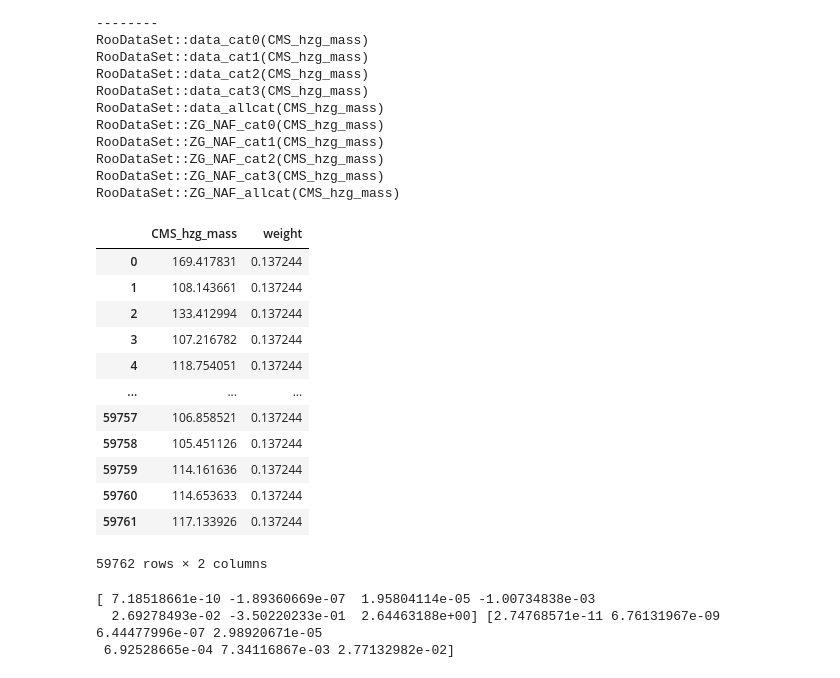
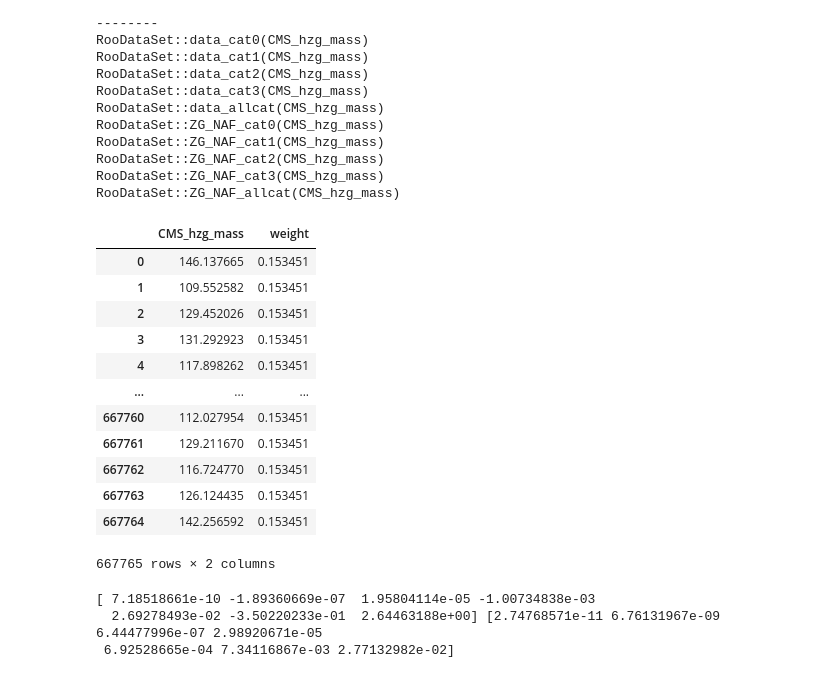
Before and after one commit to zebingwang/flashggFinalFit, a Jupyter notebook: ZGCoreShape/CreatCoreFunction.ipynb, the cells around one changed output. Saved outputs shown, nothing was run; the diff lists cells and outputs as text; code cells hidden in the pictures.

```diff
--- a/ZGCoreShape/CreatCoreFunction.ipynb
+++ b/ZGCoreShape/CreatCoreFunction.ipynb
@@ -248,21 +248,21 @@ RooDataSet::ZG_NAF_cat2(CMS_hzg_mass)
 RooDataSet::ZG_NAF_cat3(CMS_hzg_mass)
 RooDataSet::ZG_NAF_allcat(CMS_hzg_mass)
 # %%
-data_ANF_array["ZG_NAF_cat3"]
+data_ANF_array["ZG_NAF_cat0"]
 # %% [output]
 |  | CMS_hzg_mass | weight |
-| 0 | 169.417831 | 0.137244 |
-| 1 | 108.143661 | 0.137244 |
-| 2 | 133.412994 | 0.137244 |
-| 3 | 107.216782 | 0.137244 |
-| 4 | 118.754051 | 0.137244 |
+| 0 | 146.137665 | 0.153451 |
+| 1 | 109.552582 | 0.153451 |
+| 2 | 129.452026 | 0.153451 |
+| 3 | 131.292923 | 0.153451 |
+| 4 | 117.898262 | 0.153451 |
 | ... | ... | ... |
-| 59757 | 106.858521 | 0.137244 |
-| 59758 | 105.451126 | 0.137244 |
-| 59759 | 114.161636 | 0.137244 |
-| 59760 | 114.653633 | 0.137244 |
-| 59761 | 117.133926 | 0.137244 |
+| 667760 | 112.027954 | 0.153451 |
+| 667761 | 129.211670 | 0.153451 |
+| 667762 | 116.724770 | 0.153451 |
+| 667763 | 126.124435 | 0.153451 |
+| 667764 | 142.256592 | 0.153451 |
-59762 rows × 2 columns
+667765 rows × 2 columns
 # %%
 def DrawPlots(data, MC, name):
     data_hist, bin_edges = np.histogram(data[(data["CMS_hzg_mass"]<120) | (data["CMS_hzg_mass"]>130) & (data["CMS_hzg_mass"]<180)]["CMS_hzg_mass"], bins=80, range=[100, 180])
```
Also changed, not shown: parts of 5 cells of this notebook, 1 other file.
